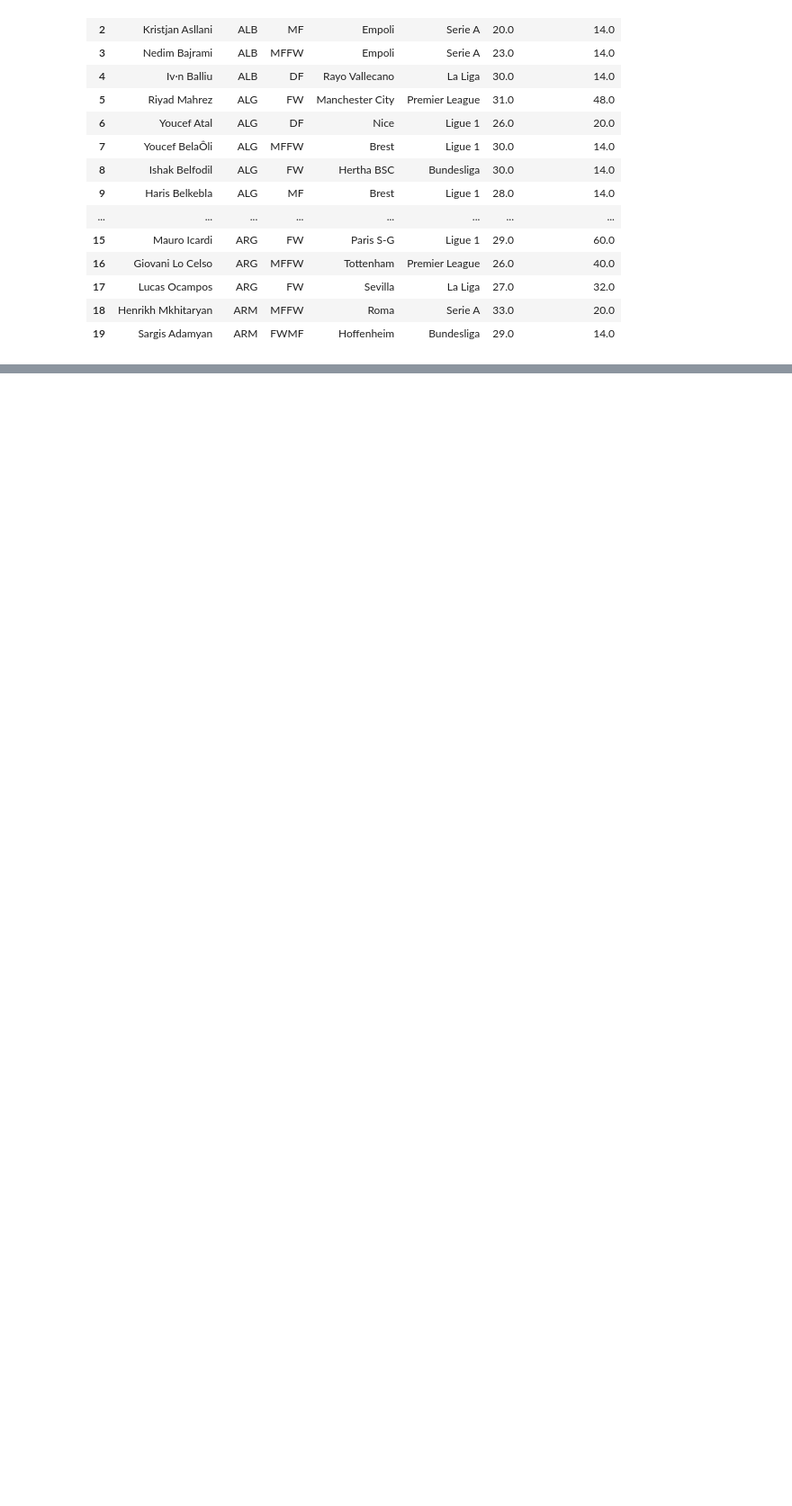
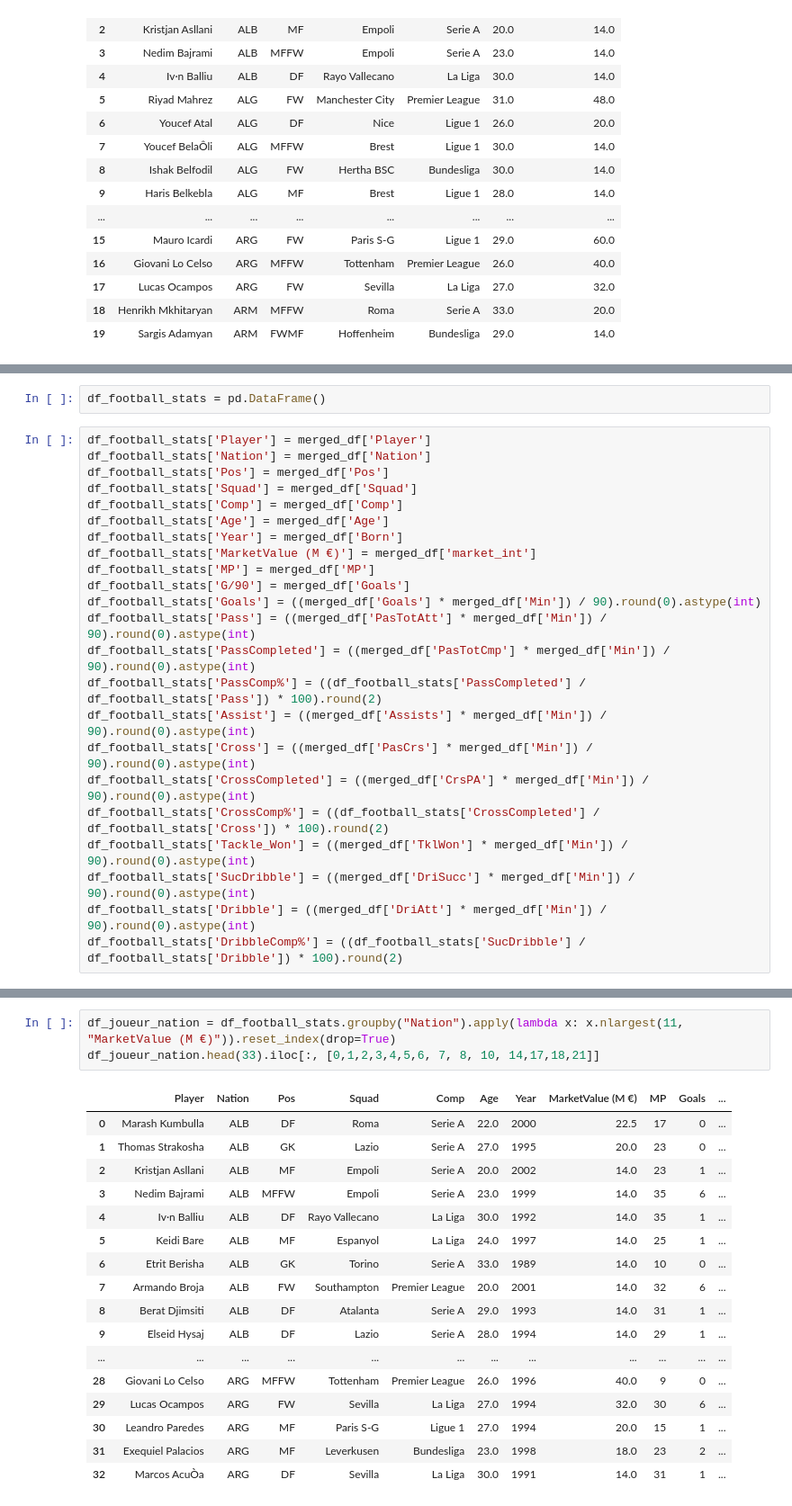
Before and after one commit to PuchToTalk/Football_WorldCup_Recommendation, a Jupyter notebook: Football_player_mv.ipynb, the cells around one changed output, grey strips where cells are left out. Shown at 90% size. Drawn from its saved outputs; the diff is of its cells as text; blank space fills up the shorter version.

Commit message:
Added a filter due to lack of value in some Nations (< 11 players)

```diff
--- a/Football_player_mv.ipynb
+++ b/Football_player_mv.ipynb
@@ -345,0 +350,25 @@ df_joueur_nation.head(20).iloc[:, [0,1,2,3,4,5,6]]
+# %%
+df_football_stats = pd.DataFrame()
+# %%
+df_football_stats['Player'] = merged_df['Player']
+df_football_stats['Nation'] = merged_df['Nation']
+df_football_stats['Pos'] = merged_df['Pos']
+df_football_stats['Squad'] = merged_df['Squad']
+df_football_stats['Comp'] = merged_df['Comp']
+df_football_stats['Age'] = merged_df['Age']
+df_football_stats['Year'] = merged_df['Born']
+df_football_stats['MarketValue (M €)'] = merged_df['market_int']
+df_football_stats['MP'] = merged_df['MP']
+df_football_stats['G/90'] = merged_df['Goals']
+df_football_stats['Goals'] = ((merged_df['Goals'] * merged_df['Min']) / 90).round(0).astype(int)
+df_football_stats['Pass'] = ((merged_df['PasTotAtt'] * merged_df['Min']) / 90).round(0).astype(int)
+df_football_stats['PassCompleted'] = ((merged_df['PasTotCmp'] * merged_df['Min']) / 90).round(0).astype(int)
+df_football_stats['PassComp%'] = ((df_football_stats['PassCompleted'] / df_football_stats['Pass']) * 100).round(2)
+df_football_stats['Assist'] = ((merged_df['Assists'] * merged_df['Min']) / 90).round(0).astype(int)
+df_football_stats['Cross'] = ((merged_df['PasCrs'] * merged_df['Min']) / 90).round(0).astype(int)
+df_football_stats['CrossCompleted'] = ((merged_df['CrsPA'] * merged_df['Min']) / 90).round(0).astype(int)
+df_football_stats['CrossComp%'] = ((df_football_stats['CrossCompleted'] / df_football_stats['Cross']) * 100).round(2)
+df_football_stats['Tackle_Won'] = ((merged_df['TklWon'] * merged_df['Min']) / 90).round(0).astype(int)
+df_football_stats['SucDribble'] = ((merged_df['DriSucc'] * merged_df['Min']) / 90).round(0).astype(int)
+df_football_stats['Dribble'] = ((merged_df['DriAtt'] * merged_df['Min']) / 90).round(0).astype(int)
+df_football_stats['DribbleComp%'] = ((df_football_stats['SucDribble'] / df_football_stats['Dribble']) * 100).round(2)
@@ -345,0 +377,21 @@ df_joueur_nation.head(20).iloc[:, [0,1,2,3,4,5,6]]
+# %%
+df_joueur_nation = df_football_stats.groupby("Nation").apply(lambda x: x.nlargest(11, "MarketValue (M €)")).reset_index(drop=True)
+df_joueur_nation.head(33).iloc[:, [0,1,2,3,4,5,6, 7, 8, 10, 14,17,18,21]]
+# %% [output]
+|  | Player | Nation | Pos | Squad | Comp | Age | Year | MarketValue (M €) | MP | Goals | ... |
+| 0 | Marash Kumbulla | ALB | DF | Roma | Serie A | 22.0 | 2000 | 22.5 | 17 | 0 | ... |
+| 1 | Thomas Strakosha | ALB | GK | Lazio | Serie A | 27.0 | 1995 | 20.0 | 23 | 0 | ... |
+| 2 | Kristjan Asllani | ALB | MF | Empoli | Serie A | 20.0 | 2002 | 14.0 | 23 | 1 | ... |
+| 3 | Nedim Bajrami | ALB | MFFW | Empoli | Serie A | 23.0 | 1999 | 14.0 | 35 | 6 | ... |
+| 4 | Iv·n Balliu | ALB | DF | Rayo Vallecano | La Liga | 30.0 | 1992 | 14.0 | 35 | 1 | ... |
+| 5 | Keidi Bare | ALB | MF | Espanyol | La Liga | 24.0 | 1997 | 14.0 | 25 | 1 | ... |
+| 6 | Etrit Berisha | ALB | GK | Torino | Serie A | 33.0 | 1989 | 14.0 | 10 | 0 | ... |
+| 7 | Armando Broja | ALB | FW | Southampton | Premier League | 20.0 | 2001 | 14.0 | 32 | 6 | ... |
+| 8 | Berat Djimsiti | ALB | DF | Atalanta | Serie A | 29.0 | 1993 | 14.0 | 31 | 1 | ... |
+| 9 | Elseid Hysaj | ALB | DF | Lazio | Serie A | 28.0 | 1994 | 14.0 | 29 | 1 | ... |
+| ... | ... | ... | ... | ... | ... | ... | ... | ... | ... | ... | ... |
+| 28 | Giovani Lo Celso | ARG | MFFW | Tottenham | Premier League | 26.0 | 1996 | 40.0 | 9 | 0 | ... |
+| 29 | Lucas Ocampos | ARG | FW | Sevilla | La Liga | 27.0 | 1994 | 32.0 | 30 | 6 | ... |
+| 30 | Leandro Paredes | ARG | MF | Paris S-G | Ligue 1 | 27.0 | 1994 | 20.0 | 15 | 1 | ... |
+| 31 | Exequiel Palacios | ARG | MF | Leverkusen | Bundesliga | 23.0 | 1998 | 18.0 | 23 | 2 | ... |
+| 32 | Marcos AcuÒa | ARG | DF | Sevilla | La Liga | 30.0 | 1991 | 14.0 | 31 | 1 | ... |
```
Also changed, not shown: parts of 6 cells of this notebook.
